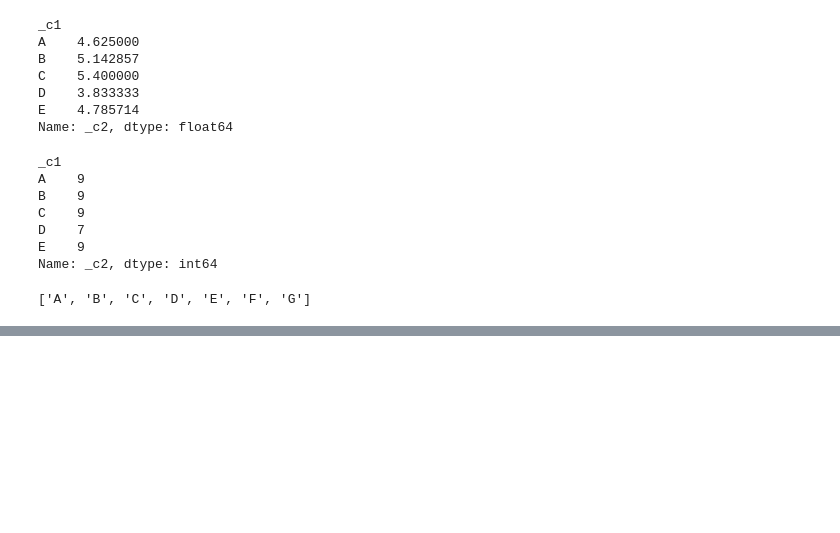
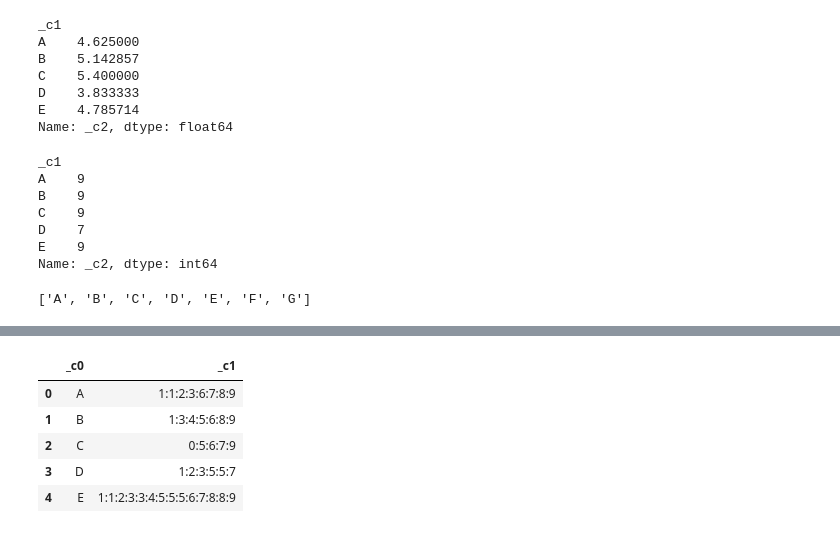
Before and after one commit to ciencia-de-los-datos/programacion-usando-pandas-VeronicaCorMe, a Jupyter notebook: pandas.ipynb, the cells around one changed output, grey strips where cells are left out. Drawn from its saved outputs; the diff is of its cells as text; code cells hidden in the pictures; blank space fills up the shorter version.

```diff
--- a/pandas.ipynb
+++ b/pandas.ipynb
@@ -211,16 +273,46 @@ def pregunta_09():
 # %%
 def pregunta_10():
     """
     Construya una tabla que contenga _c1 y una lista separada por ':' de los valores de
     la columna _c2 para el archivo `tbl0.tsv`.
 
     Rta/
                                    _c1
       _c0
     0   A              1:1:2:3:6:7:8:9
     1   B                1:3:4:5:6:8:9
     2   C                    0:5:6:7:9
     3   D                  1:2:3:5:5:7
     4   E  1:1:2:3:3:4:5:5:5:6:7:8:8:9
     """
-    return
+
+
+    _c0=[letras for letras in tbl0._c1 ]
+    _c1=[]
+    datos=[]
+    _c0= sorted(set(_c0))
+
+    valores=""
+
+    for y in _c0:
+      for x in sorted(tbl0._c2[tbl0['_c1'].str.contains(y)]):
+        if valores=="":
+          valores=str(x)
+        else:
+          valores = str(valores) +":"+str(x)
+      datos.append((y,valores))
+      valores=""
+
+    df4= pd.DataFrame(data=(datos), columns=("_c0","_c1"))
+
+    return df4
+
+
+pregunta_10()
+# %% [output]
+|  | _c0 | _c1 |
+| 0 | A | 1:1:2:3:6:7:8:9 |
+| 1 | B | 1:3:4:5:6:8:9 |
+| 2 | C | 0:5:6:7:9 |
+| 3 | D | 1:2:3:5:5:7 |
+| 4 | E | 1:1:2:3:3:4:5:5:5:6:7:8:8:9 |
```
Also changed, not shown: parts of 8 cells of this notebook.
